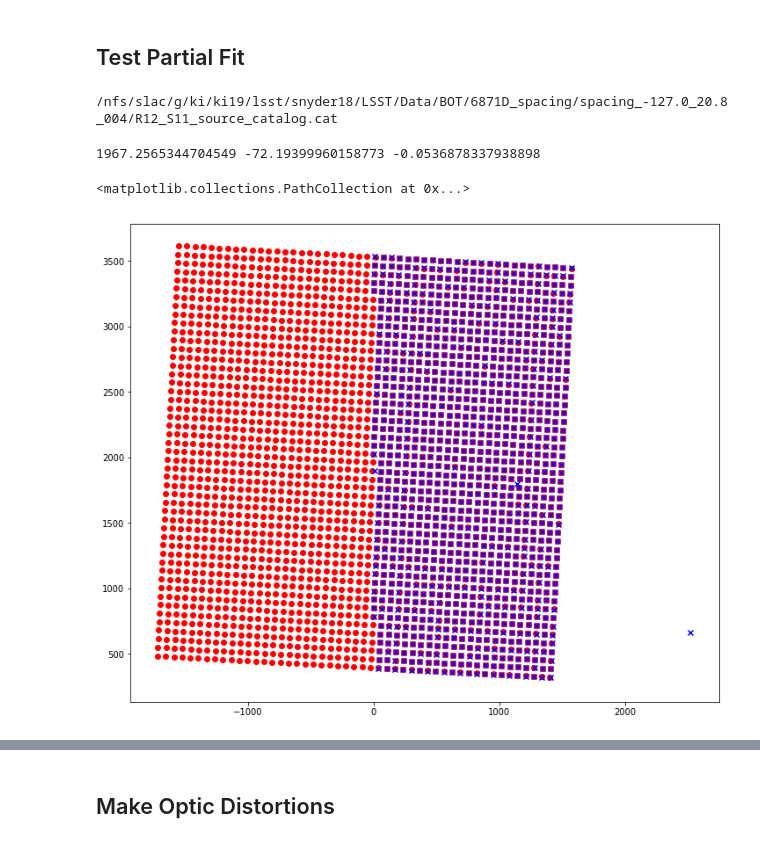
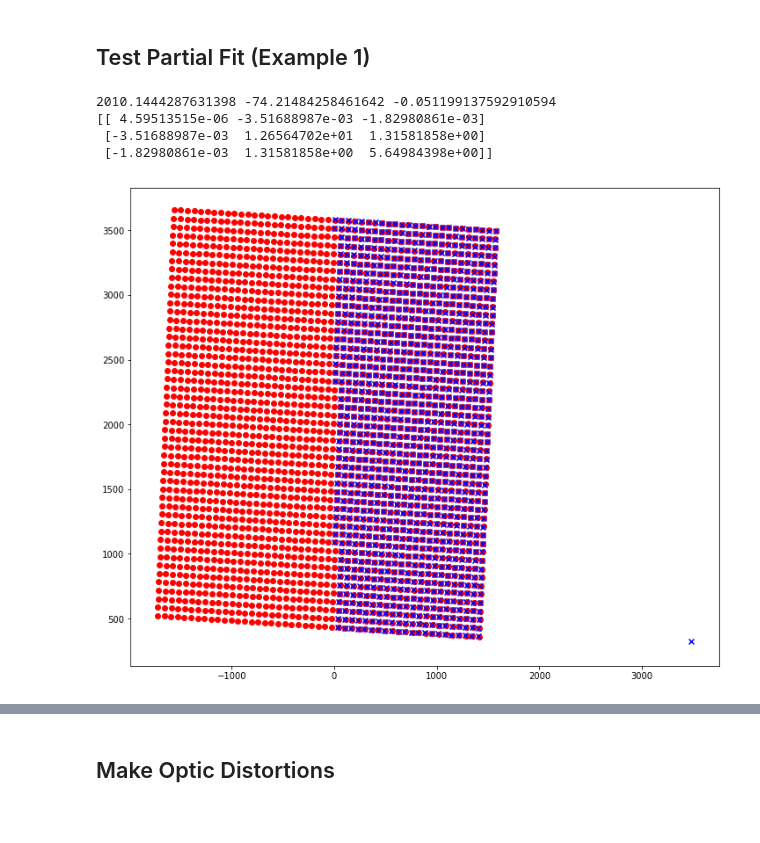
Before and after one commit to Snyder005/mixcoatl, a Jupyter notebook: notebooks/Devel.ipynb, the cells around one changed output, grey strips where cells are left out. Drawn from its saved outputs; the diff is of its cells as text; code cells hidden in the pictures.

```diff
--- a/notebooks/Devel.ipynb
+++ b/notebooks/Devel.ipynb
@@ -66,40 +23,41 @@ ax.scatter(srcX, srcY, color='blue', marker='x')
 # %% [markdown]
-## Test Partial Fit
+## Test Partial Fit (Example 1)
 # %%
-infiles = glob.glob('/nfs/slac/g/ki/ki19/lsst/snyder18/LSST/Data/BOT/6871D_spacing/spacing_-127.0_20.8_004/*.cat')
+infiles = glob.glob('/nfs/slac/g/ki/ki19/lsst/snyder18/LSST/Data/BOT/6871D_spacing/spacing_-41.4_-233.1_017/*.cat')
 infile0 = infiles[0]
-print(infile0)
 
 src0 = fits.getdata(infile0)
 all_src0Y = src0['base_SdssCentroid_Y']
 all_src0X = src0['base_SdssCentroid_X']
 
 ## Curate data here (remove bad shapes, fluxes, etc.)
-all_src0W = np.sqrt(np.square(src0['base_SdssShape_XX']) + \
-                       np.square(src0['base_SdssShape_YY']))
-mask = (all_src0W > 5.)
+mask = (src0['base_SdssShape_XX'] > 4.5)*(src0['base_SdssShape_XX'] <7.) \
+    * (src0['base_SdssShape_YY'] > 4.5)*(src0['base_SdssShape_YY'] <7.)
 
 src0Y = all_src0Y[mask]
 src0X = all_src0X[mask]
 
 gridfit_task = GridFitTask()
-gridfit_task.config.brute_search = False
+gridfit_task.config.brute_search = True
 gridfit_task.config.vary_theta = True
 gridfit_task.config.outfile = 'test_gridspacing_distorted_grid.fits'
 
-grid0, result0 = gridfit_task.run(infile0, (1980., -80), optics_grid_file='optics_distorted_grid.fits')
+grid0, result0 = gridfit_task.run(infile0, (2000., -80))
 print(grid0.y0, grid0.x0, grid0.theta)
-g0Y, g0X = grid0.get_source_centroids(distorted=True)
+g0Y, g0X = grid0.get_source_centroids(distorted=False)
 
 fig, ax = plt.subplots(1, 1, figsize=(12, 10))
 
-ax.scatter(g0X, g0Y, color='red')
+ax.scatter(g0X, g0Y, color='red', marker='o')
 ax.scatter(src0X, src0Y, color='blue', marker='x')
+
+print(result0.covar)
 # %% [output]
-/nfs/slac/g/ki/ki19/lsst/snyder18/LSST/Data/BOT/6871D_spacing/spacing_-127.0_20.8_004/R12_S11_source_catalog.cat
+2010.1444287631398 -74.21484258461642 -0.051199137592910594
+[[ 4.59513515e-06 -3.51688987e-03 -1.82980861e-03]
+ [-3.51688987e-03  1.26564702e+01  1.31581858e+00]
+ [-1.82980861e-03  1.31581858e+00  5.64984398e+00]]
-1967.2565344704549 -72.19399960158773 -0.0536878337938898
-<matplotlib.collections.PathCollection at 0x...>
-[figure, old version]
+[figure, new version]
 # %%
 infile1 = infiles[1]
 print(infile1)
```
Also changed, not shown: parts of 18 cells of this notebook, 1 other file.
